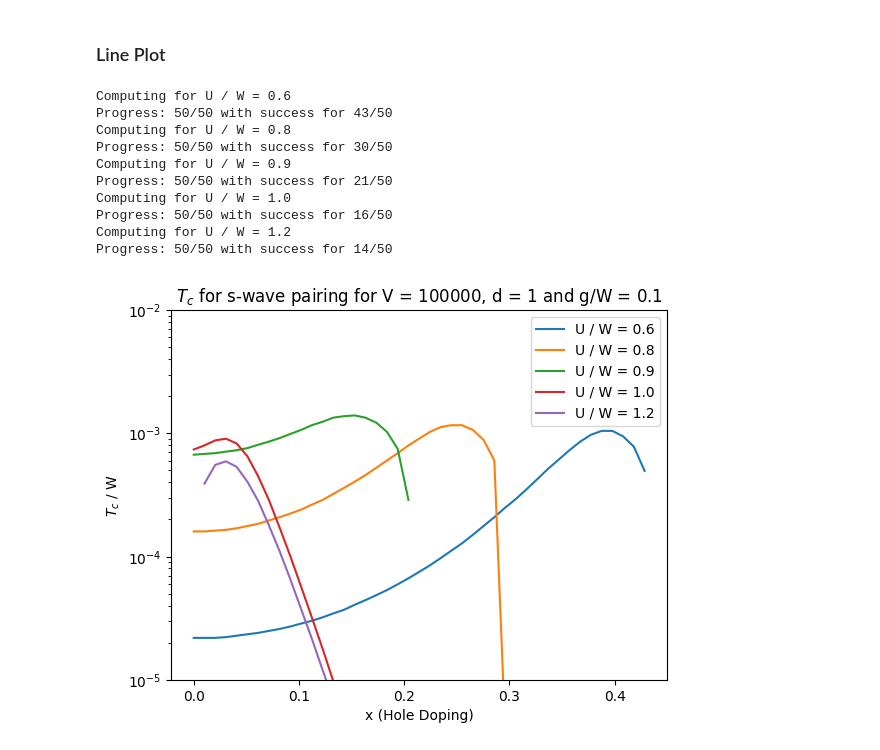
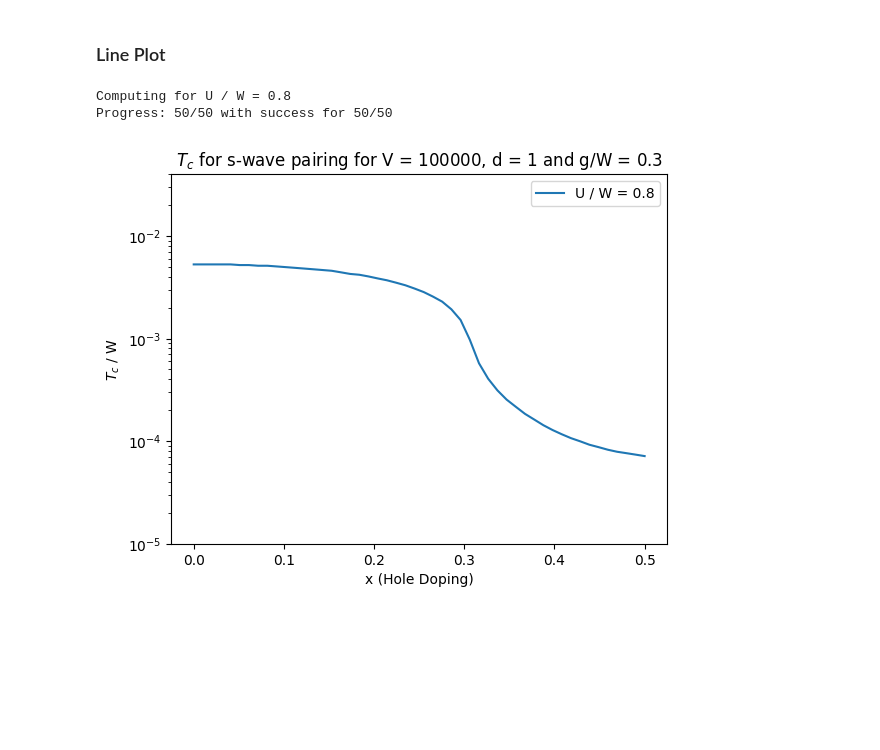
Before and after one commit to guilhermebaos/QUARMEN-Lessons, a Jupyter notebook: Master-Thesis/03-Philip-Phillips-pairing.ipynb, the cells around one changed output. Saved outputs shown, nothing was run; the diff lists cells and outputs as text; code cells hidden in the pictures; blank space fills up the shorter version.

```diff
--- a/Master-Thesis/03-Philip-Phillips-pairing.ipynb
+++ b/Master-Thesis/03-Philip-Phillips-pairing.ipynb
@@ -937,14 +814,14 @@ d = 1
 W = 4 * d
 
 V = 100_000
-g = 0.1 * W
+g = 0.3 * W
 
 dwave = False
 
 
 # Search area
-Tc_min = 1e-5
-Tc_max = 1e-2
+Tc_min = 1e-5 * W
+Tc_max = 4e-2 * W
 
 
 # Errors
@@ -961,7 +838,7 @@ xx = np.linspace(x_min, x_max, x_ste)
 
 
 # Interactions
-uu = np.array([0.6, 0.8, 0.9, 1.0, 1.2]) * W
+uu = np.array([0.8]) * W
 for U in uu:
     print(f"Computing for U / W = {U / W:.1f}")
 
@@ -974,42 +851,33 @@ for U in uu:
         # Try to compute Tc
         try:
             tt_mesh[index] = TcTf(d, n, V, U, g, mu_eps=mu_eps, Tc_min=Tc_min, Tc_max=Tc_max, Tc_eps=Tc_eps, dwave=dwave) / W
             succ += 1
         except ValueError as e:
             # Set result to invalid
             tt_mesh[index] = -1
 
             # Debugging
             # print(e)
 
         # Show progress
         print(f"\rProgress: {index + 1}/{x_ste} with success for {succ}/{x_ste}", end="")
 
     # Reset print
     print("")
 
     # Valid critical temperatures
     valid = tt_mesh > 0
 
     # Plot
-    plt.plot(xx[valid], tt_mesh[valid], label = f"U / W = {U / W:.1f}")
+    plt.plot(xx[valid], tt_mesh[valid] / W, label = f"U / W = {U / W:.1f}")
 
 plt.title(f"$T_c$ for {'d-wave' if dwave else 's-wave'} pairing for V = {V}, d = {d} and g/W = {g/W:.1f}")
 plt.xlabel("x (Hole Doping)")
 plt.ylabel("$T_c$ / W")
 plt.yscale("log")
-plt.ylim(Tc_min, Tc_max)
 plt.legend()
 plt.show()
 # %% [output]
-Computing for U / W = 0.6
-Progress: 50/50 with success for 43/50
 Computing for U / W = 0.8
-Progress: 50/50 with success for 30/50
-Computing for U / W = 0.9
-Progress: 50/50 with success for 21/50
-Computing for U / W = 1.0
-Progress: 50/50 with success for 16/50
-Computing for U / W = 1.2
-Progress: 50/50 with success for 14/50
+Progress: 50/50 with success for 50/50
-[figure, old version]
+[figure, new version]
```
Also changed, not shown: parts of 4 cells of this notebook, 2 other files.
